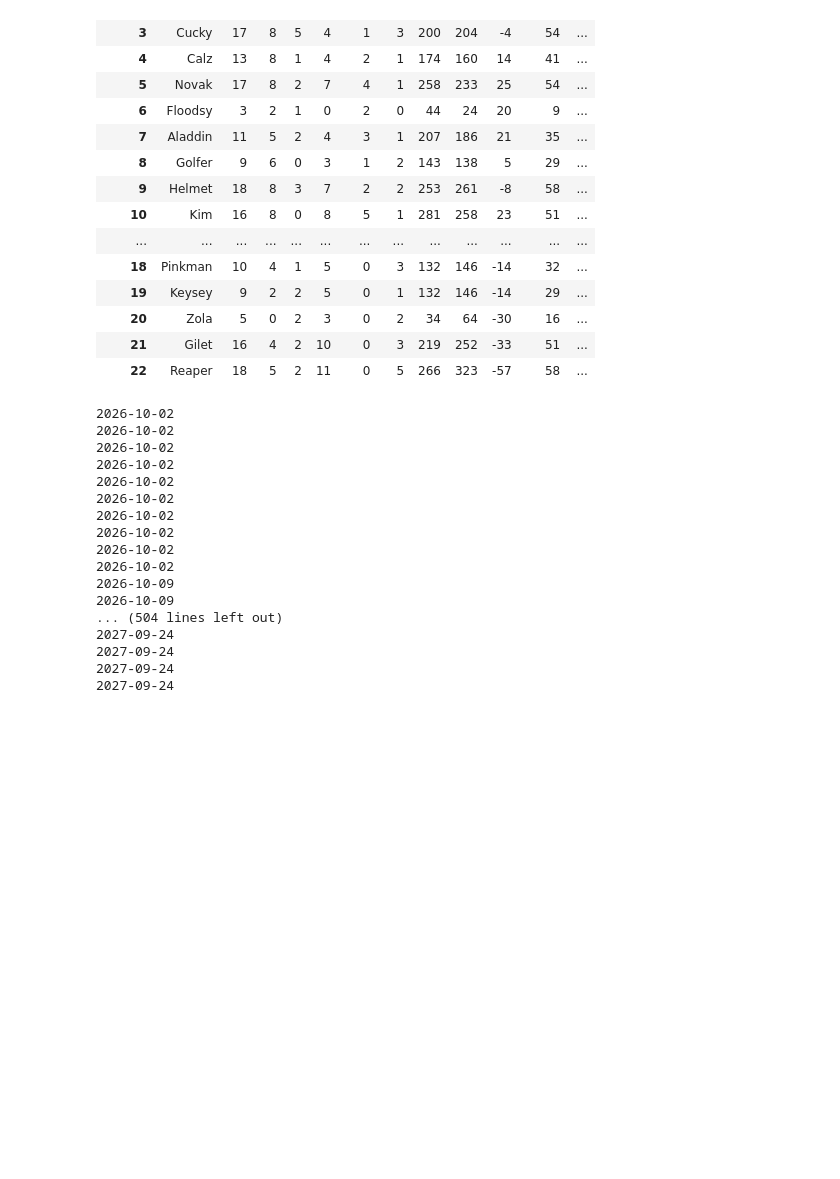
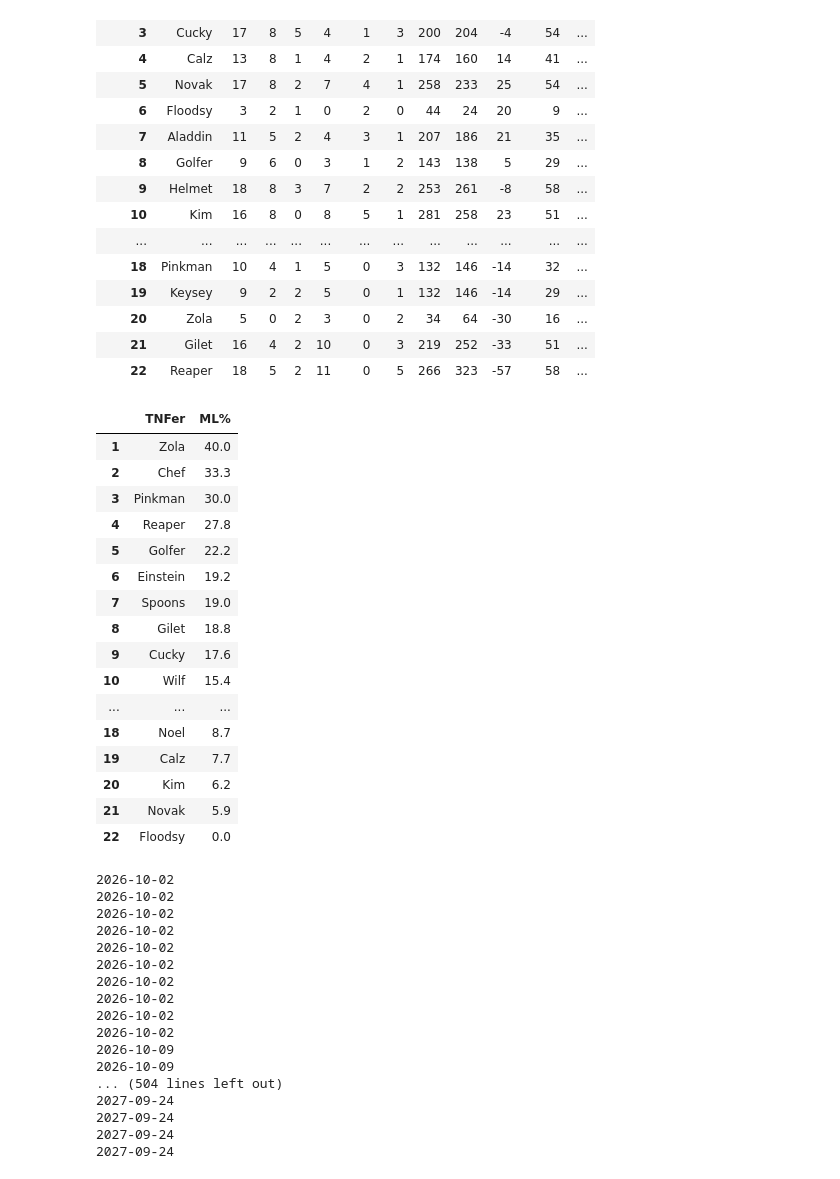
Before and after one commit to Deadlocked2/football_table, a Jupyter notebook: code/LatchTable.ipynb, the cells around one changed output. Drawn from its saved outputs; the diff is of its cells as text; code cells hidden in the pictures; blank space fills up the shorter version.

```diff
--- a/code/LatchTable.ipynb
+++ b/code/LatchTable.ipynb
@@ -199,6 +199,32 @@ See the caveats in the documentation: https://pandas.pydata.org/pandas-docs/stab
 | 20 | Zola | 5 | 0 | 2 | 3 | 0 | 2 | 34 | 64 | -30 | 16 | ... |
 | 21 | Gilet | 16 | 4 | 2 | 10 | 0 | 3 | 219 | 252 | -33 | 51 | ... |
 | 22 | Reaper | 18 | 5 | 2 | 11 | 0 | 5 | 266 | 323 | -57 | 58 | ... |
+# %%
+league_table['ML%'] = (league_table['ML'] / league_table['MP']) * 100
+# Select the columns and sort descending by MW%
+ranked_table = league_table[['TNFer', 'ML%']].sort_values(by='ML%', ascending=False).reset_index(drop=True)
+
+# Optional: set index starting at 1 for rank position
+ranked_table.index += 1
+ranked_table
+# %% [output]
+|  | TNFer | ML% |
+| 1 | Zola | 40.0 |
+| 2 | Chef | 33.3 |
+| 3 | Pinkman | 30.0 |
+| 4 | Reaper | 27.8 |
+| 5 | Golfer | 22.2 |
+| 6 | Einstein | 19.2 |
+| 7 | Spoons | 19.0 |
+| 8 | Gilet | 18.8 |
+| 9 | Cucky | 17.6 |
+| 10 | Wilf | 15.4 |
+| ... | ... | ... |
+| 18 | Noel | 8.7 |
+| 19 | Calz | 7.7 |
+| 20 | Kim | 6.2 |
+| 21 | Novak | 5.9 |
+| 22 | Floodsy | 0.0 |
 # %%
 
 
```
Also changed, not shown: 2 other files.
